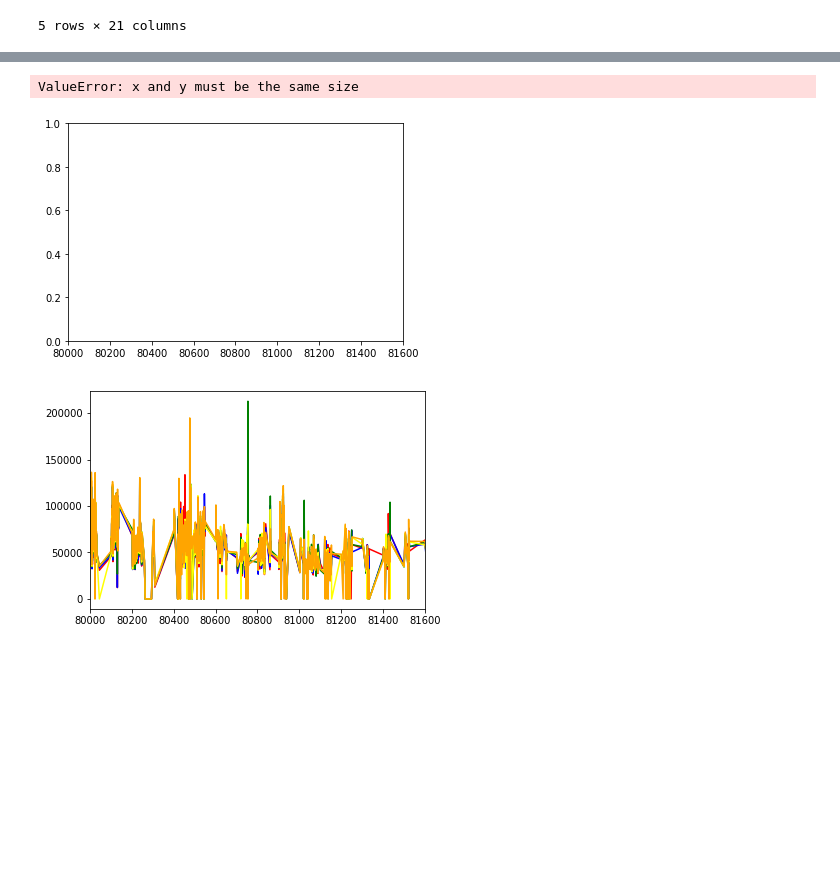
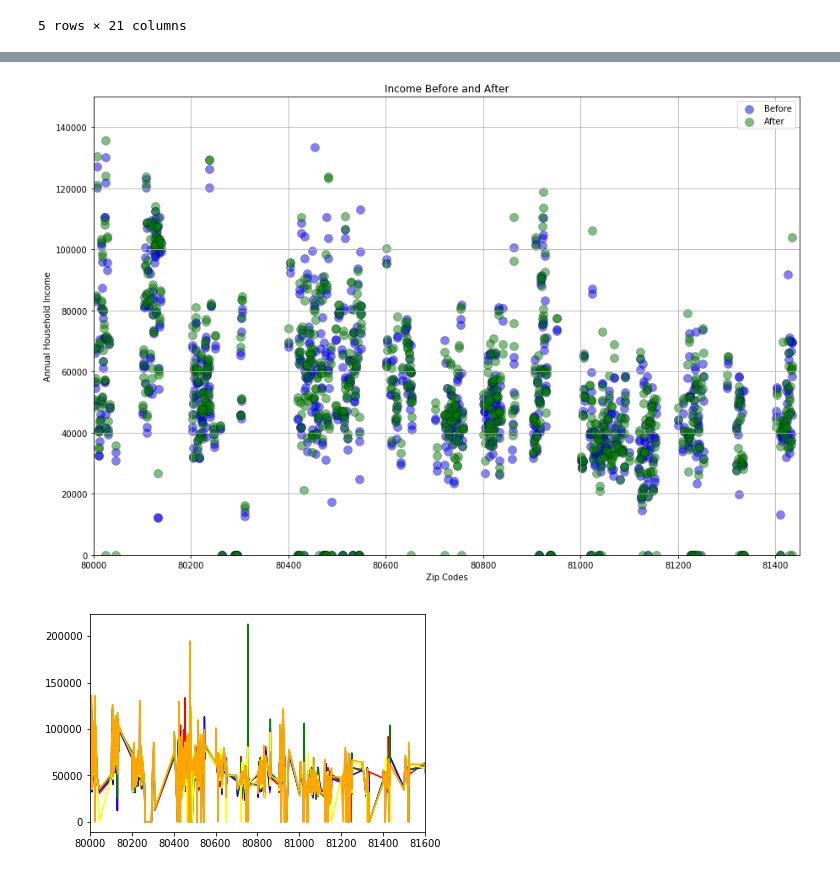
Before and after one commit to joshshigaki/Team-5, a Jupyter notebook: data_compiler-Copy1.ipynb, the cells around one changed output, grey strips where cells are left out. Cells and saved outputs as stored; diff of their text form; code cells hidden in the pictures; blank space fills up the shorter version.

```diff
--- a/data_compiler-Copy1.ipynb
+++ b/data_compiler-Copy1.ipynb
@@ -190,15 +185,55 @@ plt.grid(True)th
-# %%
-x1 = income_clean_df["Zipcode"]
-
-income2012 = household_income_12
-
-
-
-plt.xlim(80000, 81600)
-t = plt.scatter(x1, income2012, color="lightcoral", edgecolors="black", alpha=0.7, linewidth=.7)
-# %% [output]
-ValueError: x and y must be the same size
-[figure, removed]
+# %%
+zip_plot = income_clean_df["Zipcode"]
+income12_plot = income_clean_df["Total Households Income 2012"]
+income13_plot = income_clean_df["Total Households Income 2013"]
+income14_plot = income_clean_df["Total Households Income 2014"]
+income15_plot = income_clean_df["Total Households Income 2015"]
+income16_plot = income_clean_df["Total Households Income 2016"]
+
+
+Before = plt.scatter(zip_plot,
+            income12_plot, 100,
+            c="blue",
+            edgecolor="black", linewidths=0.5, marker="o",
+            alpha=0.5)
+
+plt.scatter(zip_plot,
+            income13_plot, 100,
+            c="blue",
+            edgecolor="black", linewidths=0.5, marker="o",
+            alpha=0.5)
+
+After = plt.scatter(zip_plot,
+            income14_plot, 100,
+            c="green",
+            edgecolor="black", linewidths=0.5, marker="o",
+            alpha=0.5)
+
+plt.scatter(zip_plot,
+            income15_plot, 100,
+            c="green",
+            edgecolor="black", linewidths=0.5, marker="o",
+            alpha=0.5)
+
+#plt.scatter(zip_plot,
+            #income16_plot,
+            #c="green",
+            #edgecolor="black", linewidths=0.5, marker="o",
+            #alpha=0.5)
+
+# Incorporate the other graph properties
+label = ["Before", "After"]
+plt.legend(labels = label, handles = [Before, After],loc="best")
+plt.title("Income Before and After")
+plt.xlabel("Zip Codes")
+plt.ylabel("Annual Household Income")
+plt.xlim(80000, 81450)
+plt.ylim(0, 150000)
+plt.gcf().set_size_inches((15, 10))
+plt.grid(True)
+plt.savefig("../Income Before and After.png")
+# %% [output]
+[figure, added]
 # %%
 
 zip_x = income_clean_df["Zipcode"]
```
Also changed, not shown: parts of 18 cells of this notebook.
